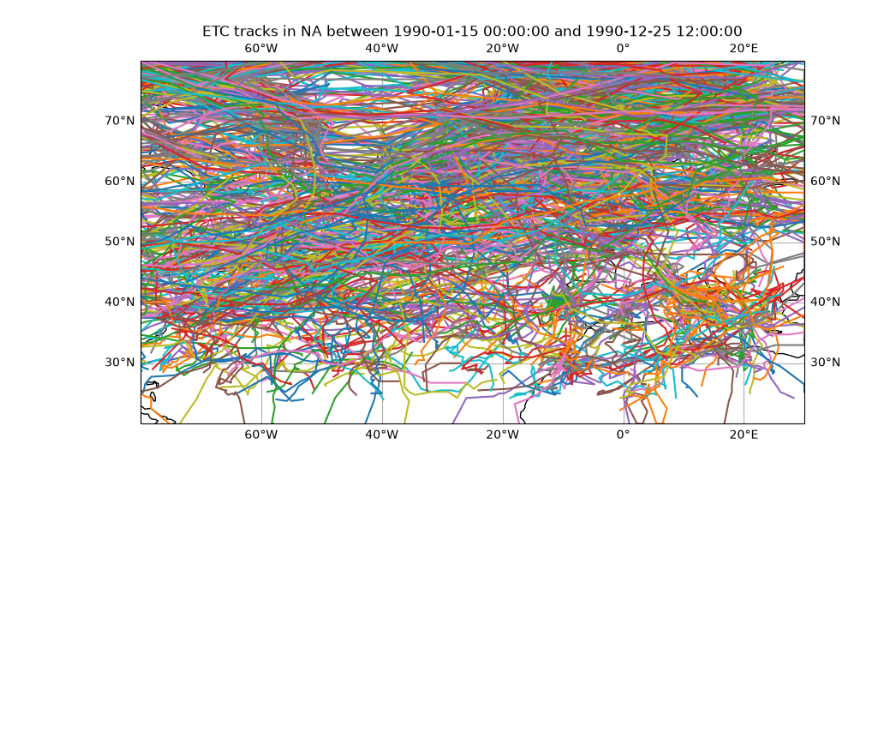
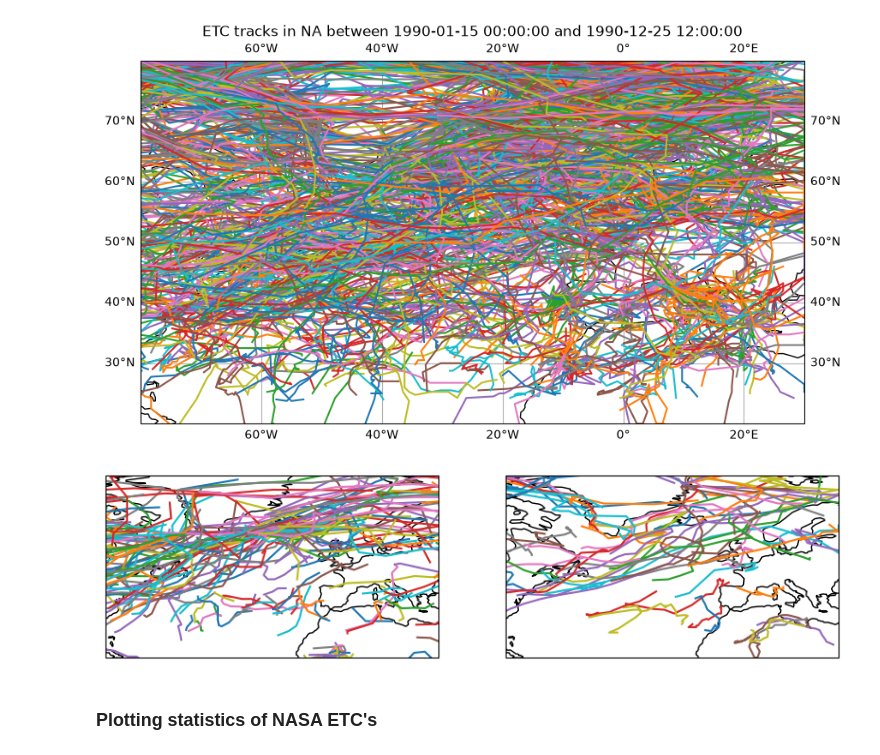
Before and after one commit to AThormann/master_thesis, a Jupyter notebook: PyStormTracker/test_of_module.ipynb, the cells around one changed output. Drawn from its saved outputs; the diff is of its cells as text; code cells hidden in the pictures; blank space fills up the shorter version.

Commit message:
NASA vs HPST

```diff
--- a/PyStormTracker/test_of_module.ipynb
+++ b/PyStormTracker/test_of_module.ipynb
@@ -50,0 +40,13 @@ fig, ax = plt.subplots(figsize=(10, 5), subplot_kw={'projection': ccrs.PlateCarr
+# %%
+fig, ax = plt.subplots(1, 2, figsize=(10, 5), subplot_kw={'projection': ccrs.PlateCarree()})
+for d in tracks_90:
+    ax[0].plot(d.lons, d.lats, label='Track 1', transform=ccrs.Geodetic())
+for d in tracks_90_found:
+    ax[1].plot(d.lons, d.lats, label='Track 2', transform=ccrs.Geodetic())
+for a in ax:
+    a.set_extent([-80, 30, 80, 20], crs=ccrs.PlateCarree())
+    a.coastlines()
+# %% [output]
+[figure, added]
+# %% [markdown]
+### Plotting statistics of NASA ETC's
```
Also changed, not shown: parts of 14 cells of this notebook.
